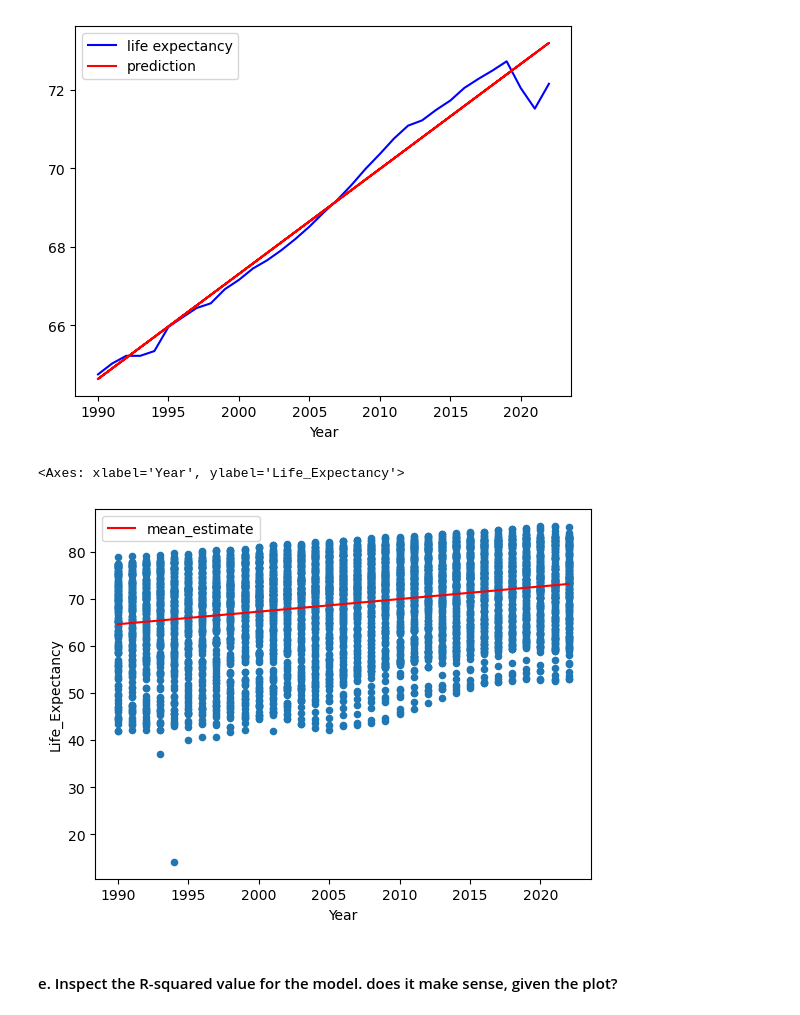
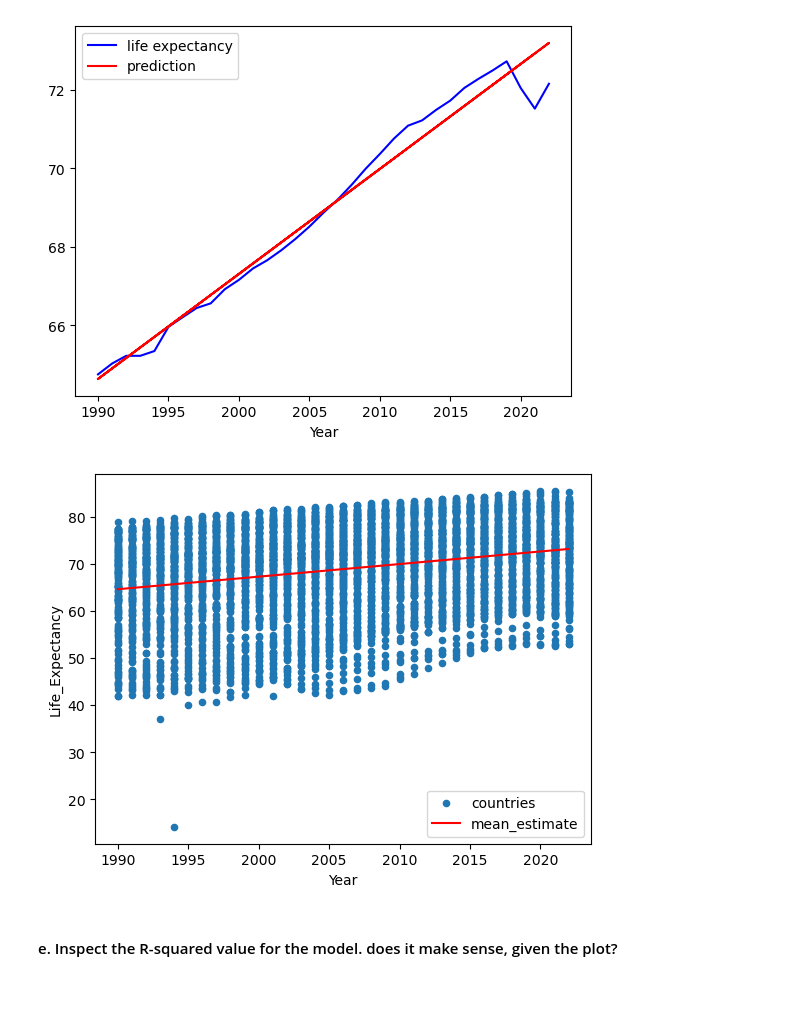
Before and after one commit to nss-data-science-cohort-8/un-linear-regression-DrewRichard7, a Jupyter notebook: notebooks/linear_regression_practice.ipynb, the cells around one changed output. Saved outputs shown, nothing was run; the diff lists cells and outputs as text; code cells hidden in the pictures.

```diff
--- a/notebooks/linear_regression_practice.ipynb
+++ b/notebooks/linear_regression_practice.ipynb
@@ -93,10 +93,10 @@ plt.legend(['life expectancy', 'prediction']);
 # %%
 fig, ax = plt.subplots()
 gdp_le.plot(kind='scatter', x='Year', y='Life_Expectancy', ax=ax)
 means_per_year.plot(x='Year', y='mean_estimate', ax=ax, color='red')
+plt.legend(['countries', 'mean_estimate']);
 # %% [output]
-<Axes: xlabel='Year', ylabel='Life_Expectancy'>
-[figure, old version]
+[figure, new version]
 # %% [markdown]
 ####    e. Inspect the R-squared value for the model. does it make sense, given the plot?
 # %%
```
Also changed, not shown: parts of 16 cells of this notebook.
